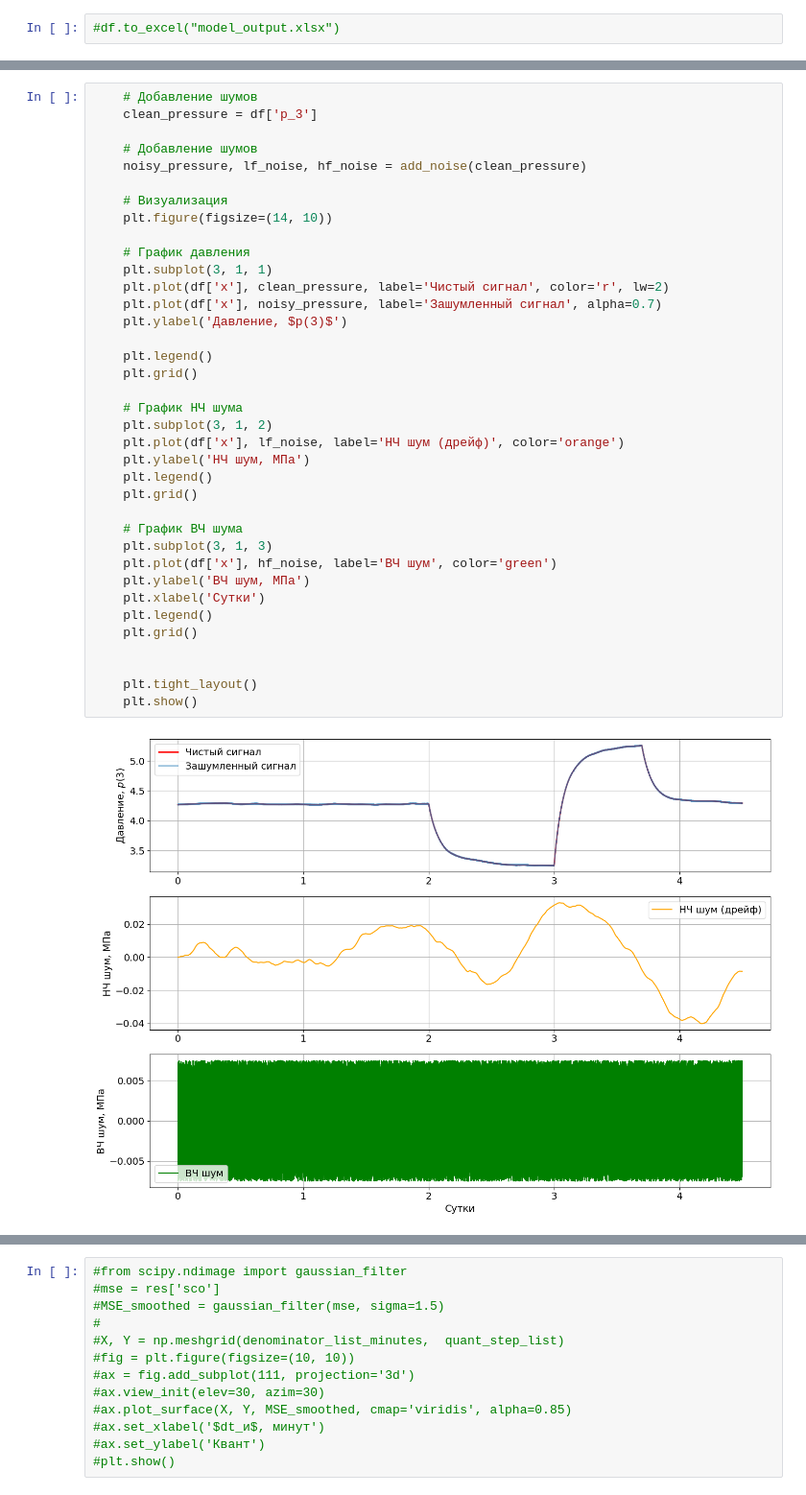
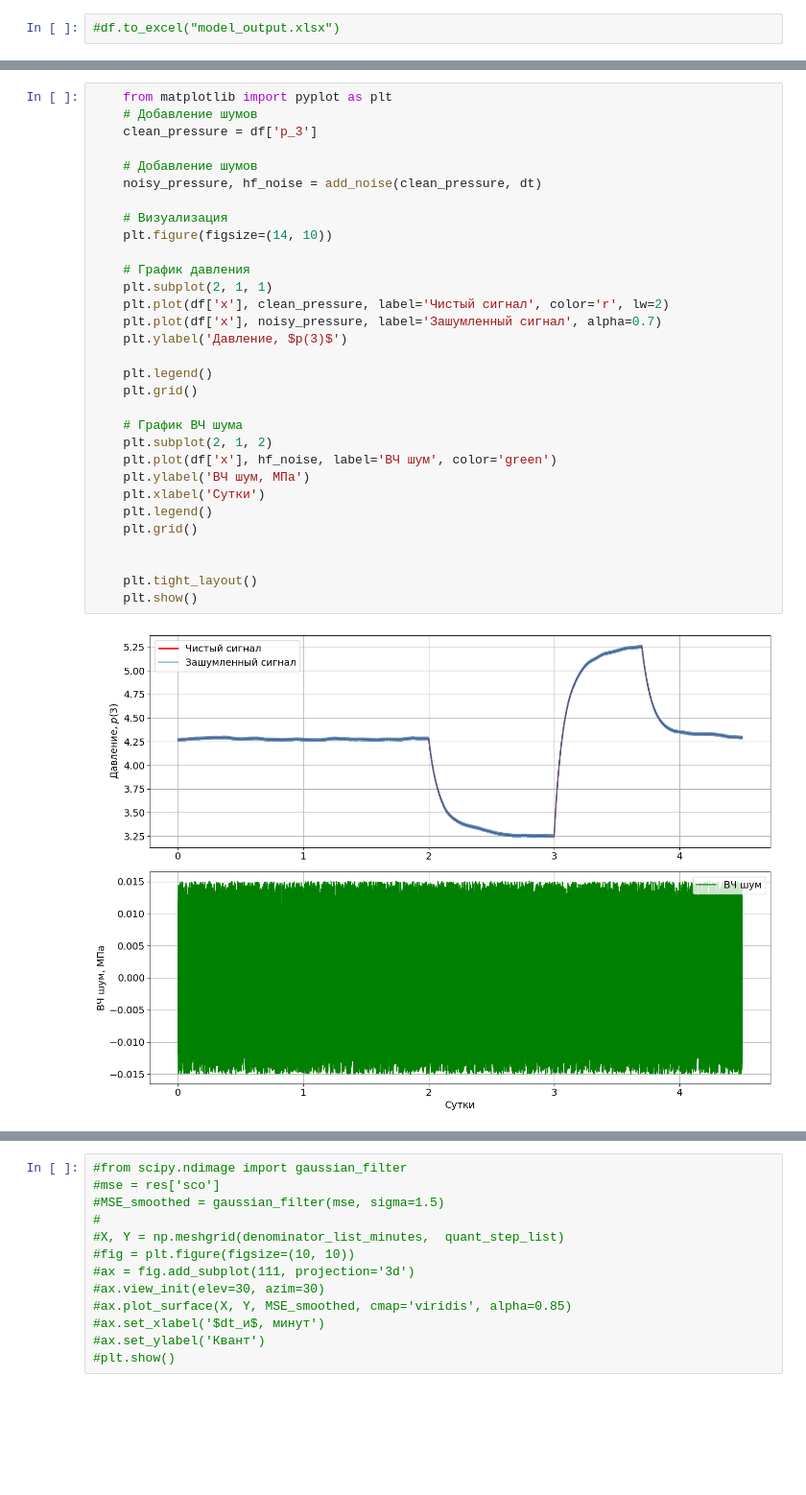
Before and after one commit to IANovoselov/well, a Jupyter notebook: src/well.ipynb, the cells around one changed output, grey strips where cells are left out. Shown at 96% size. Saved outputs shown, nothing was run; the diff lists cells and outputs as text; blank space fills up the shorter version.

```diff
--- a/src/well.ipynb
+++ b/src/well.ipynb
@@ -190,40 +101,34 @@ ModuleNotFoundError: No module named 'scipy'
 # %%
+    from matplotlib import pyplot as plt
     # Добавление шумов
     clean_pressure = df['p_3']
 
     # Добавление шумов
-    noisy_pressure, lf_noise, hf_noise = add_noise(clean_pressure)
+    noisy_pressure, hf_noise = add_noise(clean_pressure, dt)
 
     # Визуализация
     plt.figure(figsize=(14, 10))
 
     # График давления
-    plt.subplot(3, 1, 1)
+    plt.subplot(2, 1, 1)
     plt.plot(df['x'], clean_pressure, label='Чистый сигнал', color='r', lw=2)
     plt.plot(df['x'], noisy_pressure, label='Зашумленный сигнал', alpha=0.7)
     plt.ylabel('Давление, $p(3)$')
 
     plt.legend()
     plt.grid()
 
-    # График НЧ шума
-    plt.subplot(3, 1, 2)
-    plt.plot(df['x'], lf_noise, label='НЧ шум (дрейф)', color='orange')
-    plt.ylabel('НЧ шум, МПа')
-    plt.legend()
-    plt.grid()
-
     # График ВЧ шума
-    plt.subplot(3, 1, 3)
+    plt.subplot(2, 1, 2)
     plt.plot(df['x'], hf_noise, label='ВЧ шум', color='green')
     plt.ylabel('ВЧ шум, МПа')
     plt.xlabel('Сутки')
     plt.legend()
     plt.grid()
 
 
     plt.tight_layout()
     plt.show()
 # %% [output]
-[figure, old version]
+[figure, new version]
 # %%
```
Also changed, not shown: parts of 23 cells of this notebook, 2 other files.
